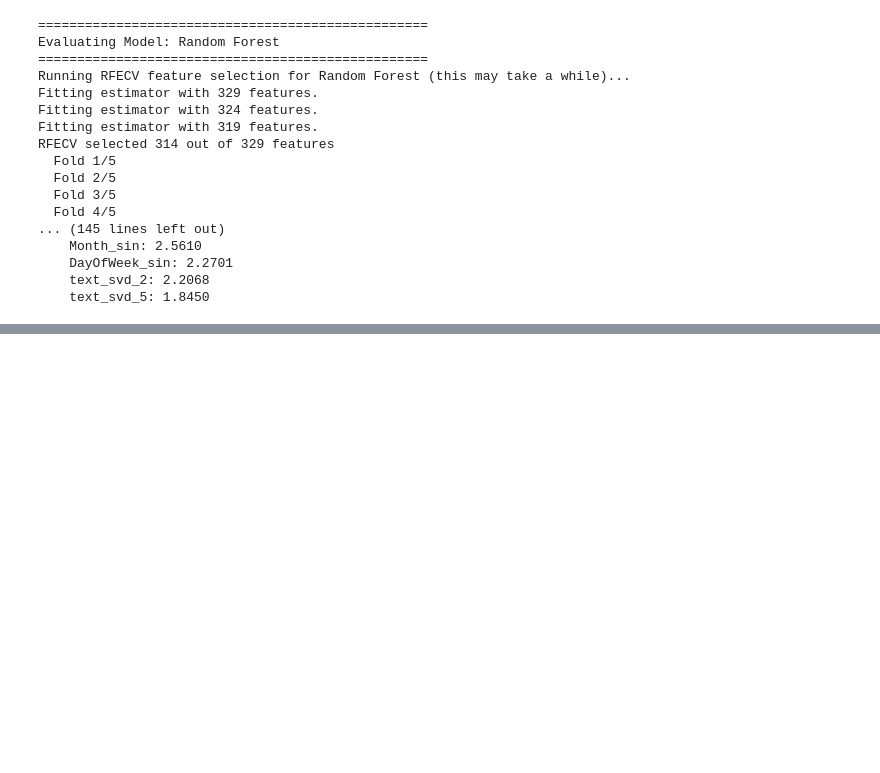
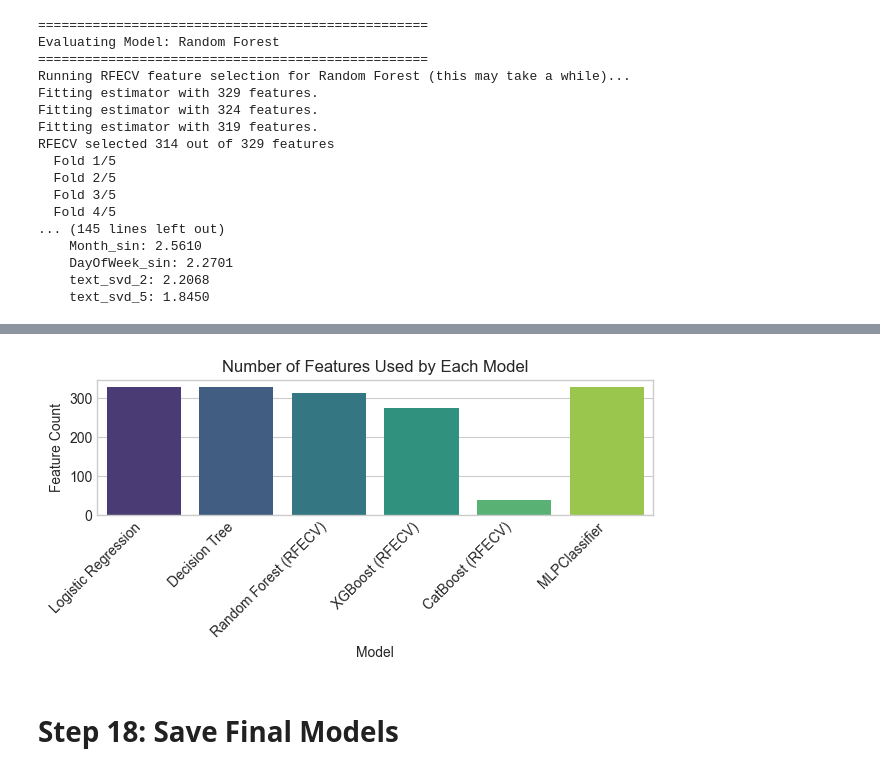
Before and after one commit to PareesaK/Improving-Recall-Effectiveness, a Jupyter notebook: code_library/Modeling_v1.ipynb, the cells around one changed output, grey strips where cells are left out. Drawn from its saved outputs; the diff is of its cells as text; code cells hidden in the pictures; blank space fills up the shorter version.

```diff
--- a/code_library/Modeling_v1.ipynb
+++ b/code_library/Modeling_v1.ipynb
@@ -728,0 +1009,14 @@ RFECV selected 314 out of 329 features
+# %%
+# Create bar plot for feature count
+ax2 = plt.subplot(2, 1, 2)
+sns.barplot(x='Model', y='Feature Count', data=comparison_df, palette='viridis', ax=ax2)
+ax2.set_title('Number of Features Used by Each Model')
+ax2.set_ylabel('Feature Count')
+ax2.set_xticklabels(ax2.get_xticklabels(), rotation=45, ha='right')
+
+plt.tight_layout()
+plt.savefig(f'results/{dataset_type}/final_model_comparison.png', dpi=300)
+plt.show()
+plt.close()
+# %% [output]
+[figure, added]
@@ -728,0 +1026,2 @@ RFECV selected 314 out of 329 features
+# %% [markdown]
+# Step 18: Save Final Models
```
Also changed, not shown: parts of 26 cells of this notebook.
